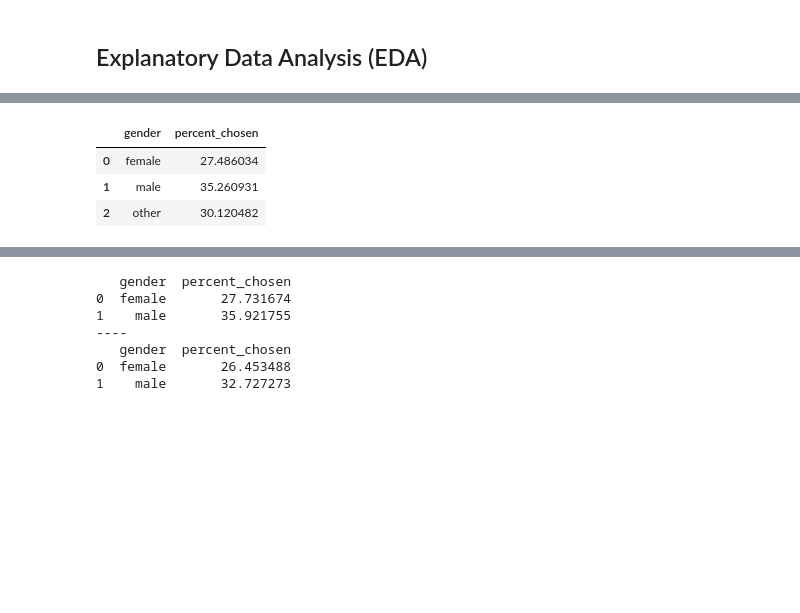
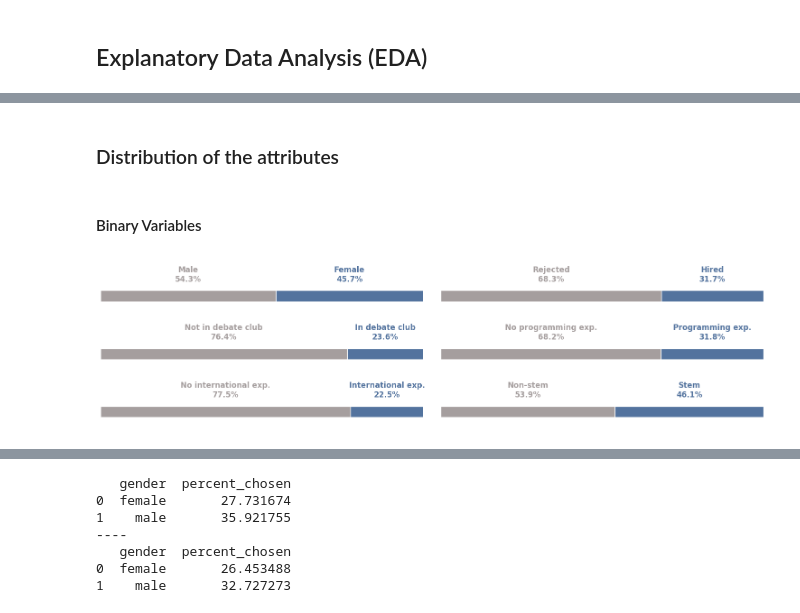
Before and after one commit to MiriamEspinosa/Gender_Fairness_Recruitment, a Jupyter notebook: Final_Assignment/final_assignment.ipynb, the cells around one changed output, grey strips where cells are left out. Drawn from its saved outputs; the diff is of its cells as text; code cells hidden in the pictures; blank space fills up the shorter version.

```diff
--- a/Final_Assignment/final_assignment.ipynb
+++ b/Final_Assignment/final_assignment.ipynb
@@ -181,12 +116,7 @@ df['ind-languages'].hist()
-# %%
-percent_chosen = df.groupby('gender')['decision'].mean() * 100
-
-percent_chosen = percent_chosen.reset_index()
-percent_chosen.columns = ['gender', 'percent_chosen']
-
-percent_chosen
-# %% [output]
-|  | gender | percent_chosen |
-| 0 | female | 27.486034 |
-| 1 | male | 35.260931 |
-| 2 | other | 30.120482 |
+# %% [markdown]
+### Distribution of the attributes <a class="anchor" id="eda-attributes"></a>
+# %%
+## Ignore the rows with other as gender
+df = df[df["gender"].str.lower() != "other"]
+# %% [markdown]
+#### Binary Variables
@@ -192,0 +154,17 @@ percent_chosen
+# %%
+fig, axes = plt.subplots(3, 2, figsize=(15, 4))
+axes = axes.ravel()
+
+colors = plt.get_cmap('Blues')(np.linspace(0.5, 0.9, 2))
+
+make_barh(df, "gender", "male", "female", axes[0], "Gender Distribution")
+make_barh(df, "decision", "Rejected", "Hired", axes[1], "Decision Distribution")
+make_barh(df, "ind-debateclub", "Not in debate club", "In debate club", axes[2], "Debate Club Participation")
+make_barh(df, "ind-programming_exp", "No programming exp.", "Programming exp.", axes[3], "Programming Experience")
+make_barh(df, "ind-international_exp", "No international exp.", "International exp.", axes[4], "International Experience")
+make_barh(df, "ind-exact_study", "Non-STEM", "STEM", axes[5], "STEM Background")
+
+plt.tight_layout()
+plt.show()
+# %% [output]
+[figure, added]
```
Also changed, not shown: parts of 119 cells of this notebook.
